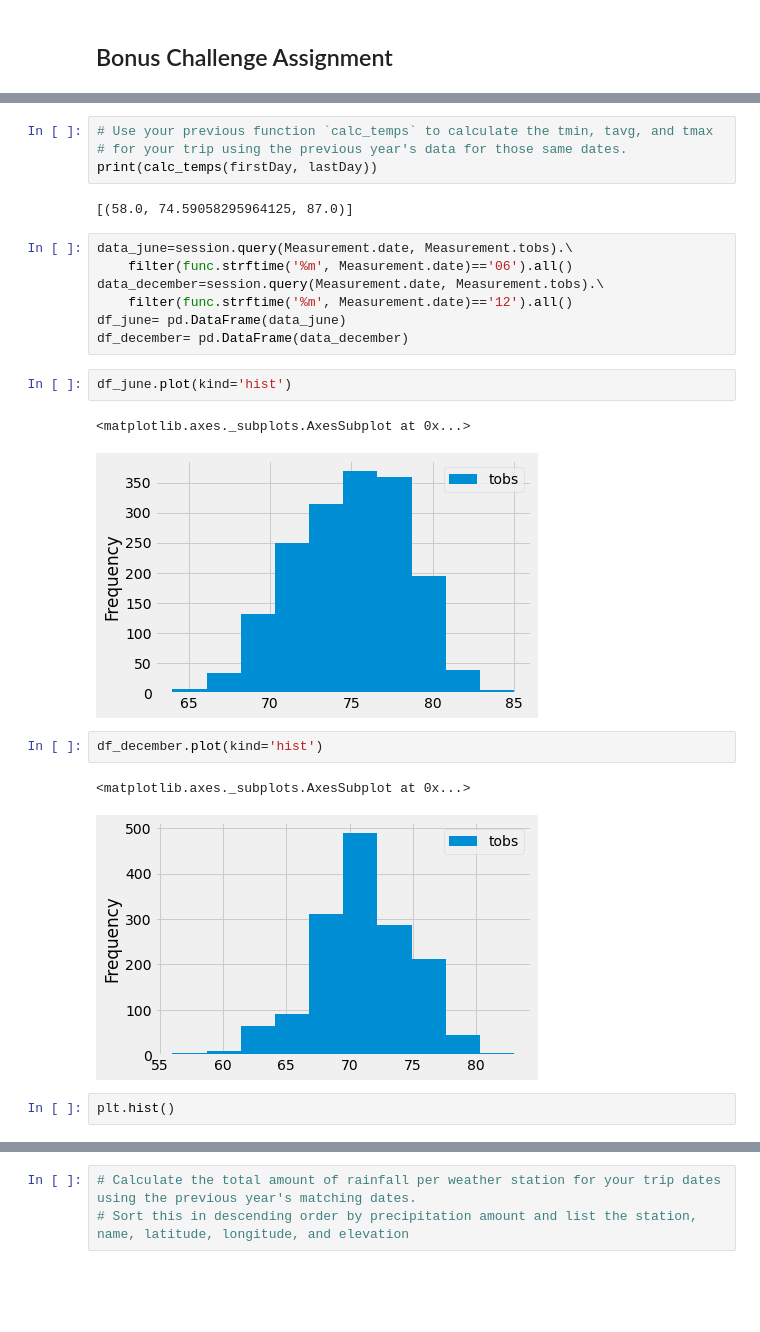
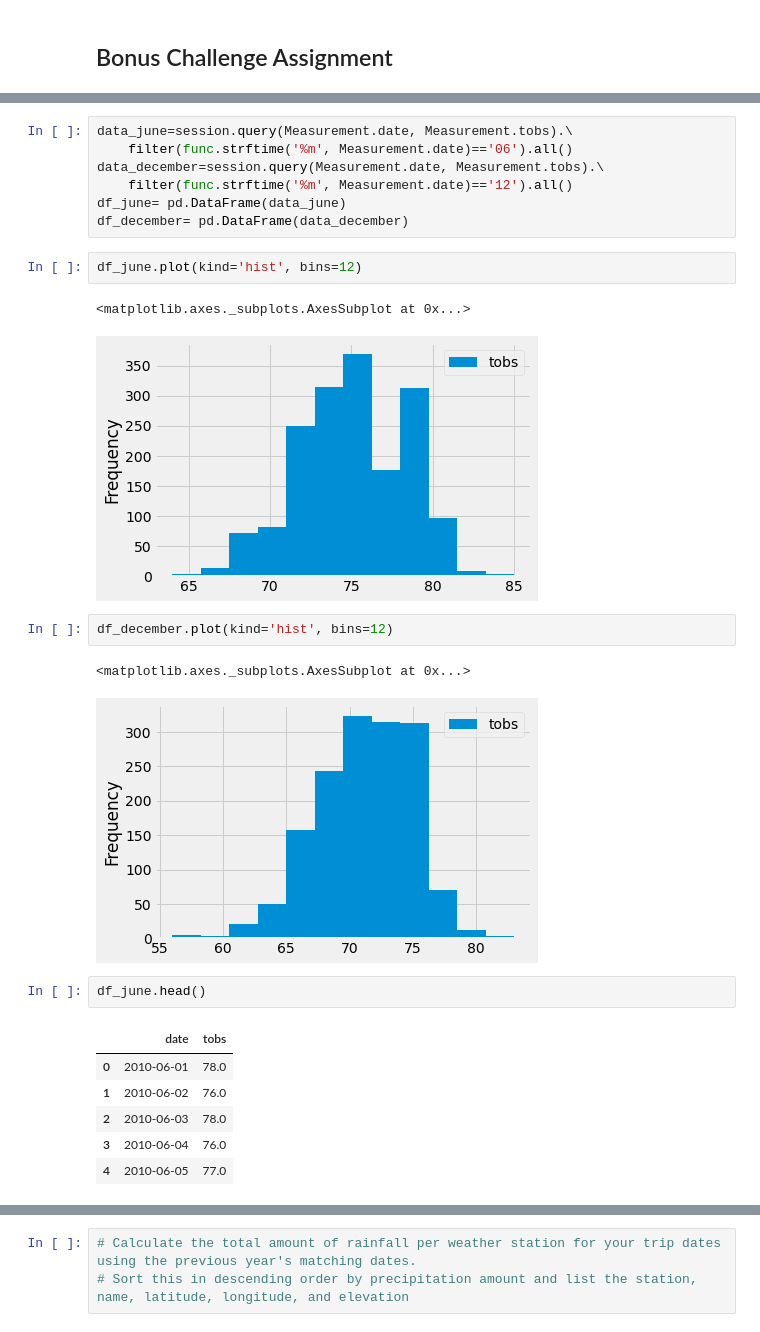
Before and after one commit to SograMemon/sqlalchemy-challenge, a Jupyter notebook: climate_starter.ipynb, the cells around one changed output, grey strips where cells are left out. Drawn from its saved outputs; the diff is of its cells as text; blank space fills up the shorter version.

```diff
--- a/climate_starter.ipynb
+++ b/climate_starter.ipynb
@@ -183,9 +163,3 @@ print(calc_temps('2017-02-28', '2020-8-23'))
-# %%
-# Use your previous function `calc_temps` to calculate the tmin, tavg, and tmax
-# for your trip using the previous year's data for those same dates.
-print(calc_temps(firstDay, lastDay))
-# %% [output]
-[(58.0, 74.59058295964125, 87.0)]
 # %%
 data_june=session.query(Measurement.date, Measurement.tobs).\
     filter(func.strftime('%m', Measurement.date)=='06').all()
@@ -194,14 +168,21 @@ data_december=session.query(Measurement.date, Measurement.tobs).\
 df_june= pd.DataFrame(data_june)
 df_december= pd.DataFrame(data_december)
 # %%
-df_june.plot(kind='hist')
+df_june.plot(kind='hist', bins=12)
 # %% [output]
 <matplotlib.axes._subplots.AxesSubplot at 0x...>
-[figure, old version]
+[figure, new version]
 # %%
-df_december.plot(kind='hist')
+df_december.plot(kind='hist', bins=12)
 # %% [output]
 <matplotlib.axes._subplots.AxesSubplot at 0x...>
-[figure, old version]
+[figure, new version]
-# %%
-plt.hist()
+# %%
+df_june.head()
+# %% [output]
+|  | date | tobs |
+| 0 | 2010-06-01 | 78.0 |
+| 1 | 2010-06-02 | 76.0 |
+| 2 | 2010-06-03 | 78.0 |
+| 3 | 2010-06-04 | 76.0 |
+| 4 | 2010-06-05 | 77.0 |
```
Also changed, not shown: parts of 7 cells of this notebook.
